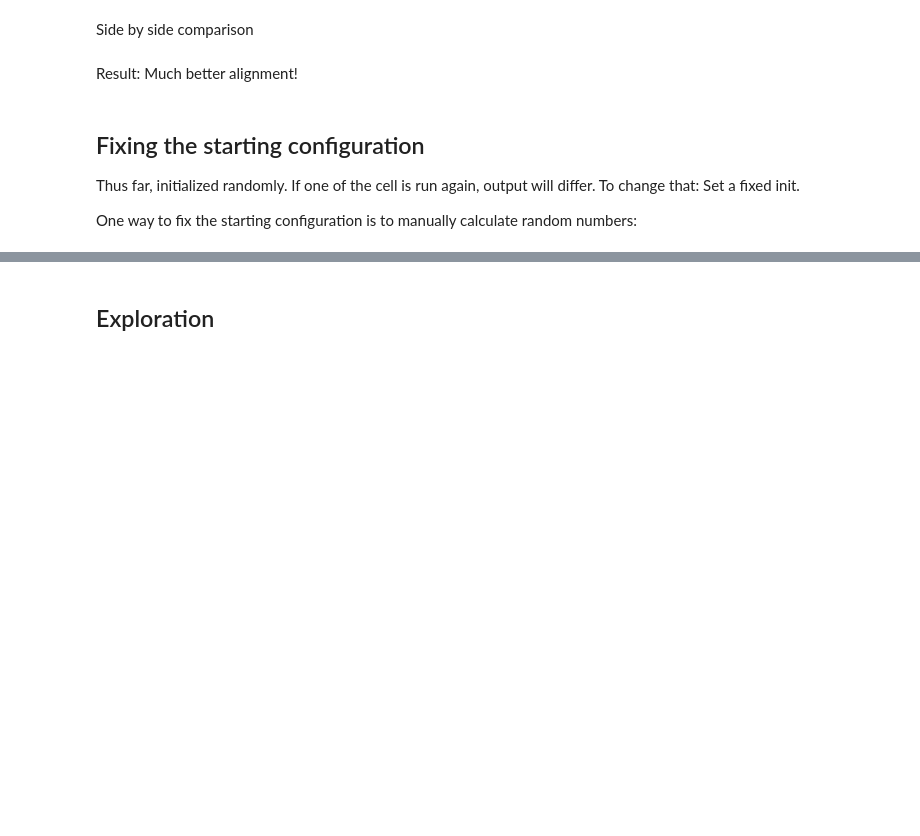
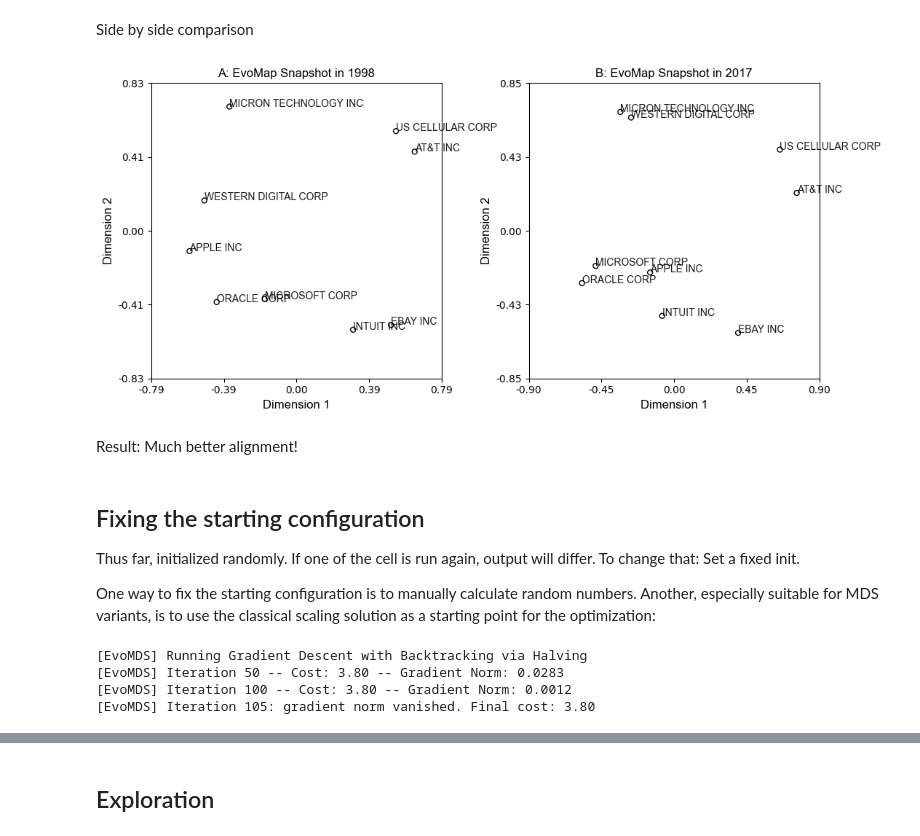
Before and after one commit to mpmatthe/evomap-JSS, a Jupyter notebook: src/evomap-demo.ipynb, the cells around one changed output, grey strips where cells are left out. Saved outputs shown, nothing was run; the diff lists cells and outputs as text; code cells hidden in the pictures; blank space fills up the shorter version.

```diff
--- a/src/evomap-demo.ipynb
+++ b/src/evomap-demo.ipynb
@@ -139,0 +45,4 @@ data.groupby('name1').agg({'year':'nunique'})
+# %%
+from evomap.datasets import load_tnic_sample_tech
+
+data = load_tnic_sample_tech()
@@ -308,7 +331,8 @@ Better results: Set alpha to higher levels. In addition, we specify the type of
 from evomap.mapping import EvoMDS
 
 evomds = EvoMDS(
-    alpha = 1.15,
-    mds_type = 'interval')
+    alpha = .2,
+    mds_type = 'ordinal',
+    verbose=2)
 
 X_t = evomds.fit_transform(D_t)
@@ -324,15 +362,19 @@ draw_map(X_t[-1], label = labels, show_axes = True)
 Side by side comparison
 # %%
 from evomap.printer import draw_map
-fig, ax = plt.subplots(1,2,figsize = (12,6))
+fig, ax = plt.subplots(1,2,figsize = (11,5))
 
-draw_map(X_t[0], label = labels, ax = ax[0])
-draw_map(X_t[-1], label = labels, ax = ax[1])
+draw_map(X_t[0], label = labels, ax = ax[0], show_axes = True)
+draw_map(X_t[-1], label = labels, ax = ax[1], show_axes = True)
 ax[0].set_title('A: EvoMap Snapshot in {0}'.format(periods[0]), fontdict = title_fontdict)
 ax[1].set_title('B: EvoMap Snapshot in {0}'.format(periods[-1]), fontdict = title_fontdict)
+#fig.tight_layout()
 fig.tight_layout()
+fig.subplots_adjust(wspace = .3)
 fig.savefig(os.path.join(PATH_OUT, 'sect4_evomds_snapshots.PNG'), dpi = 300)
 fig
+# %% [output]
+[figure, added]
 # %% [markdown]
 Result: Much better alignment!
 # %% [markdown]
@@ -340,4 +382,4 @@ Result: Much better alignment!
 
 Thus far, initialized randomly. If one of the cell is run again, output will differ. To change that: Set a fixed init.
 
-One way to fix the starting configuration is to manually calculate random numbers:
+One way to fix the starting configuration is to manually calculate random numbers. Another, especially suitable for MDS variants, is to use the classical scaling solution as a starting point for the optimization:
@@ -352 +392,9 @@ X_t_init = evomds_init.fit_transform(D_t)
+# %%
+evomds_cmds = EvoMDS(alpha = .2, mds_type = 'ordinal', init = cmds_t, verbose = 2)
+X_t_cmds = evomds_cmds.fit_transform(D_t)
+# %% [output]
+[EvoMDS] Running Gradient Descent with Backtracking via Halving
+[EvoMDS] Iteration 50 -- Cost: 3.80 -- Gradient Norm: 0.0283
+[EvoMDS] Iteration 100 -- Cost: 3.80 -- Gradient Norm: 0.0012
+[EvoMDS] Iteration 105: gradient norm vanished. Final cost: 3.80
 # %%
```
Also changed, not shown: parts of 159 cells of this notebook, 16 other files.
